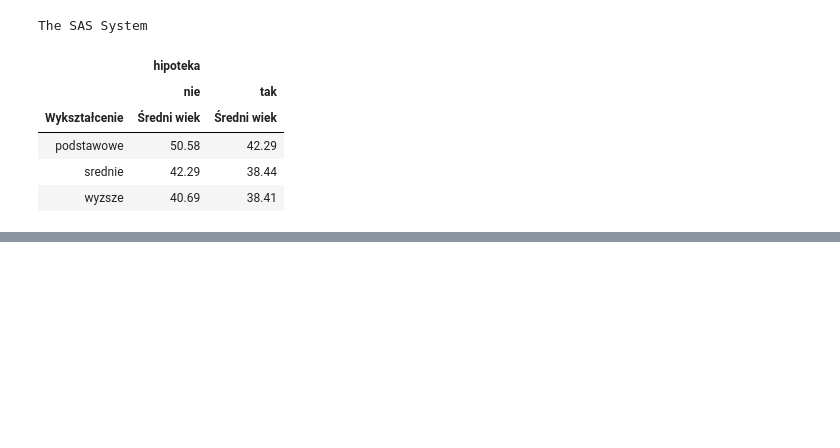
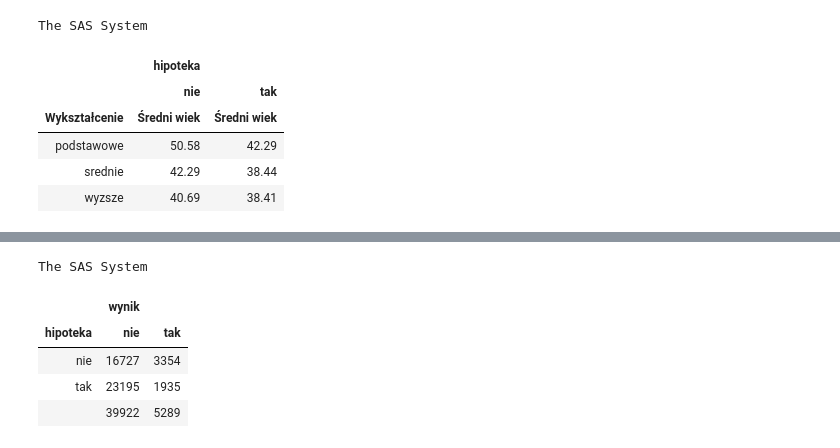
Before and after one commit to lwawrowski/przetwarzanie-danych-SAS, a Jupyter notebook: 08-report.ipynb, the cells around one changed output, grey strips where cells are left out. Saved outputs shown, nothing was run; the diff lists cells and outputs as text; code cells hidden in the pictures; blank space fills up the shorter version.

```diff
--- a/08-report.ipynb
+++ b/08-report.ipynb
@@ -317,0 +387,14 @@ The SAS System
+# %%
+proc report data=bib.bank;
+column hipoteka wynik;
+define wynik / across style(column)={background=lightblue};
+define hipoteka / group;
+rbreak after / summarize style(summary)={background=lightgreen};
+run;
+# %% [output]
+The SAS System
+|  | wynik |  |
+| hipoteka | nie | tak |
+| nie | 16727 | 3354 |
+| tak | 23195 | 1935 |
+|  | 39922 | 5289 |
```
Also changed, not shown: parts of 9 cells of this notebook, 5 other files.
